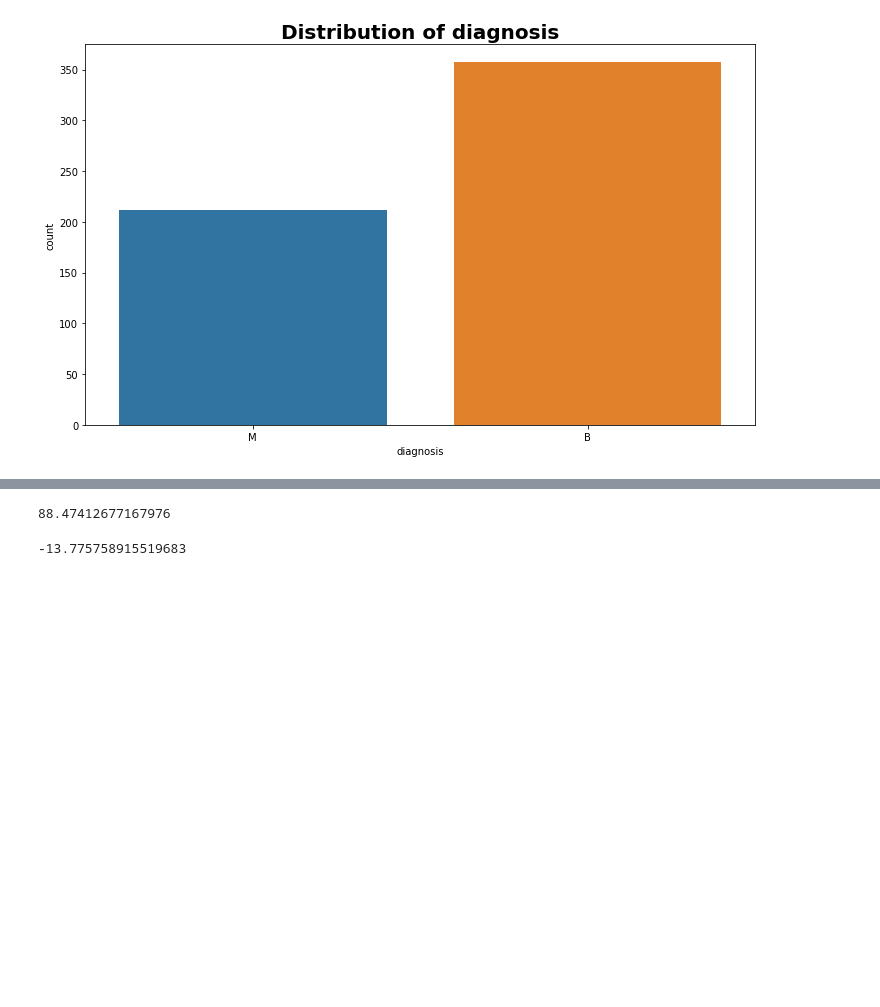
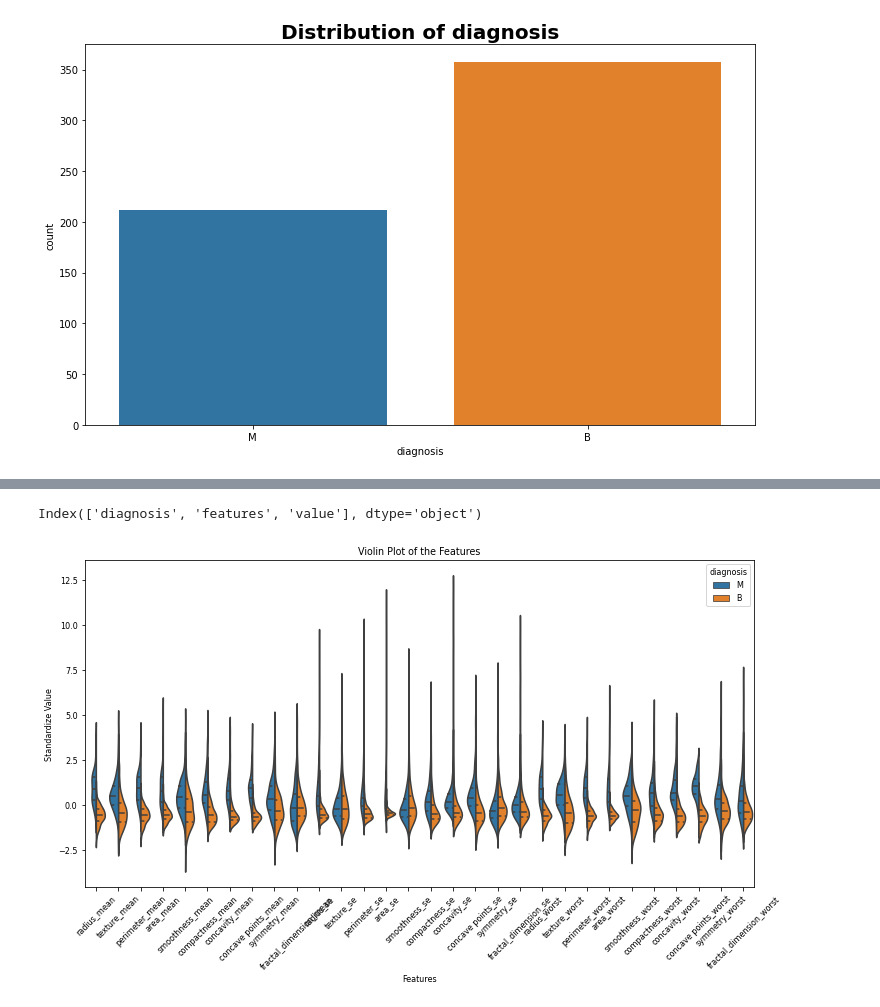
Before and after one commit to tesfayealex/Breast-Cancer-Diagnostic-Analysis-using-causal-inference-with-machine-learning, a Jupyter notebook: notebooks/EDA.ipynb, the cells around one changed output, grey strips where cells are left out. Saved outputs shown, nothing was run; the diff lists cells and outputs as text; code cells hidden in the pictures; blank space fills up the shorter version.

```diff
--- a/notebooks/EDA.ipynb
+++ b/notebooks/EDA.ipynb
@@ -115,3 +115,18 @@ extracted_df
 | 567 | 20.60 | 29.33 | 140.10 | 1265.0 | 0.11780 | 0.27700 | ... |
 | 568 | 7.76 | 24.54 | 47.92 | 181.0 | 0.05263 | 0.04362 | ... |
 569 rows × 30 columns
+# %%
+from sklearn.preprocessing import StandardScaler
+
+scaler = StandardScaler()
+scaler.fit(extracted_df)
+
+features_scaled = scaler.transform(extracted_df)
+features_scaled = pd.DataFrame(data=features_scaled,
+                               columns=extracted_df.columns)
+
+df_scaled = pd.concat([features_scaled, target], axis=1)
+# %%
+df_scaled_melt = pd.melt(df_scaled, id_vars='diagnosis',
+                         var_name='features', value_name='value')
+df_scaled_melt.head(3)
@@ -864,3 +148,0 @@ plt.show()
-# %%
-x = train_merged_df[train_merged_df['StateHoliday'] == 'b'] #.groupby(by="Store")
-x[x['Store'] == 1]
@@ -1035,5 +148,0 @@ plot.savefig('../images/correlationsalesanddistance.png')
-# %%
-data = train_merged_df.copy()
-data_before = data[(data['Year'] < data['CompetitionOpenSinceYear']) & (data['Month'] < data['CompetitionOpenSinceMonth'])].groupby('Store').agg({"Sales":"mean" , "Customers": "mean" , "CompetitionDistance": "mean"}).rename(columns={"Sales": "Before Sales" , "Customers": "Before Customer" , "CompetitionDistance": "Before CompetitionDistance"})
-data_after = data[(data['Year'] >= data['CompetitionOpenSinceYear']) & (data['Month'] >= data['CompetitionOpenSinceMonth'])].groupby('Store').agg({"Sales":"mean" , "Customers": "mean" , "CompetitionDistance": "mean"}).rename(columns={"Sales": "After Sales" , "Customers": "After Customer" , "CompetitionDistance": "After CompetitionDistance"})
-data_before
@@ -1080,8 +148,0 @@ diff_df
-# %%
-data_merged_df ['diff in Sales'].mean()
-# %% [output]
-88.47412677167976
-# %%
-data_merged_df['diff in Customer'].mean()
-# %% [output]
--13.775758915519683
@@ -1103,0 +250,5 @@ pd.read_sql("select * from pharmacutical.train_data", engine)
+# %%
+violin_plot(extracted_df.columns[0:30], "Violin Plot of the Features")
+# %% [output]
+Index(['diagnosis', 'features', 'value'], dtype='object')
+[figure, added]
```
Also changed, not shown: parts of 115 cells of this notebook.
